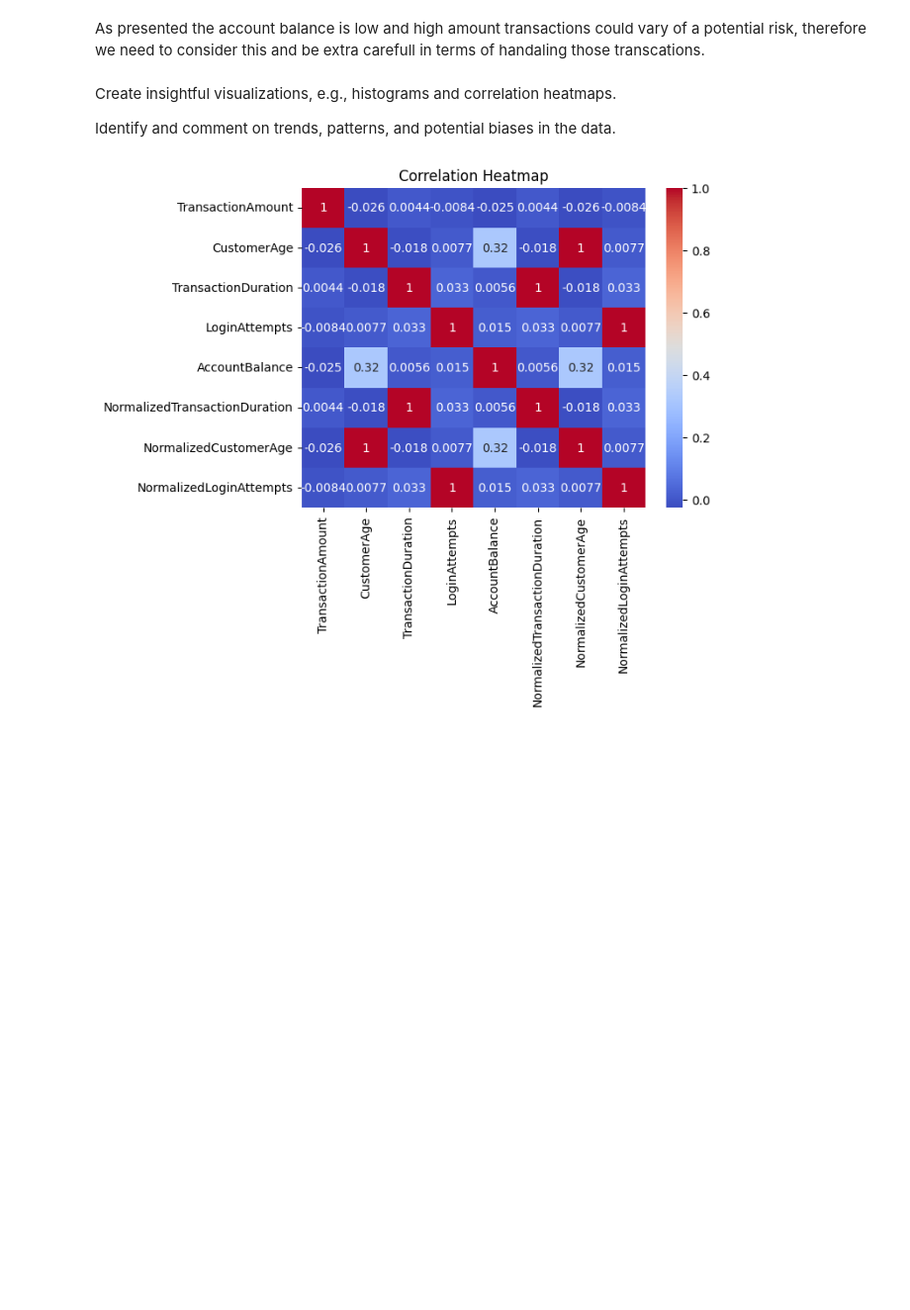
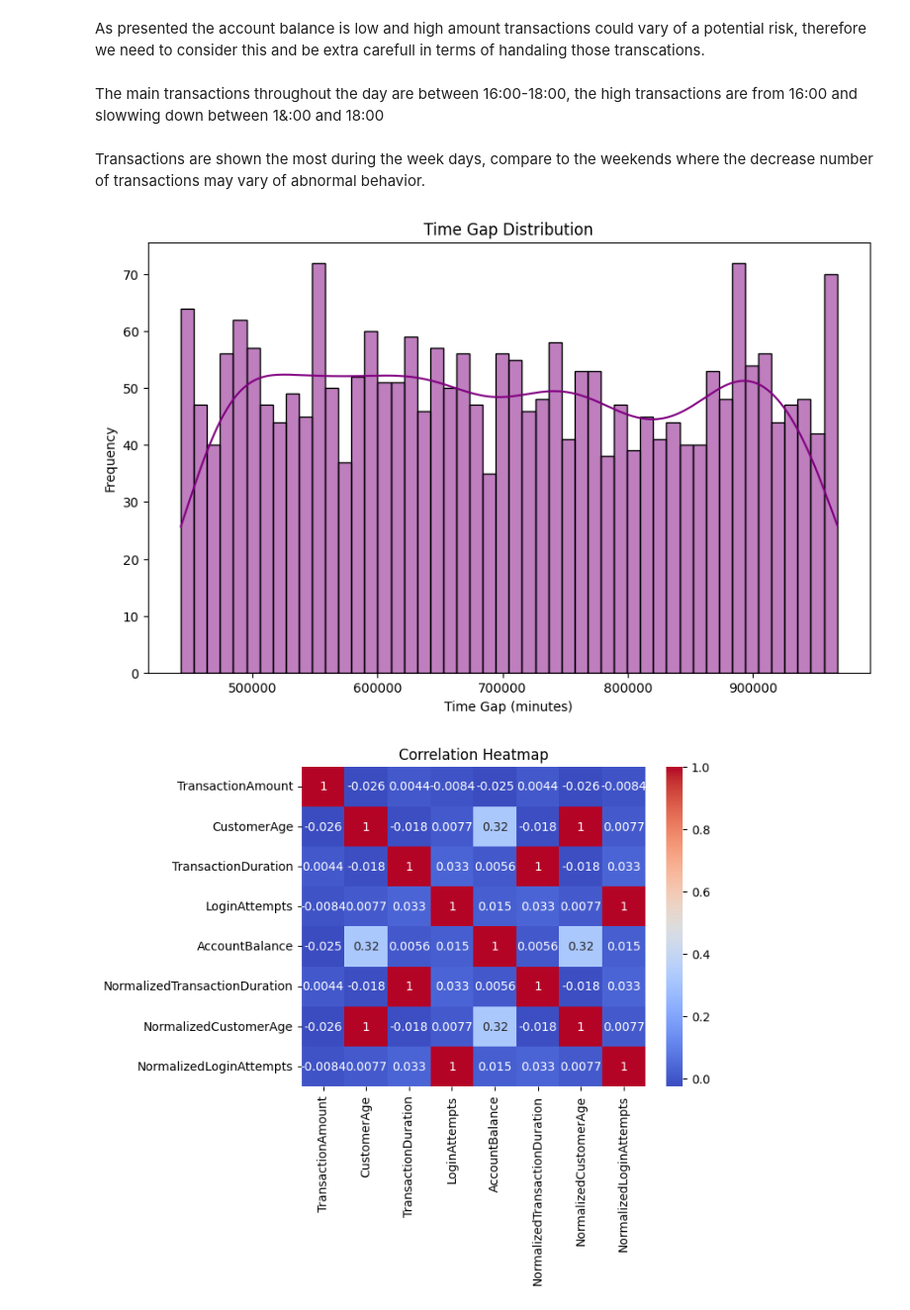
Before and after one commit to petar-Atanasov/Applied-Data-Science-and-AI-Workflow, a Jupyter notebook: CST3133_CourseWork_A.ipynb, the cells around one changed output. Shown at 99% size. Drawn from its saved outputs; the diff is of its cells as text; code cells hidden in the pictures; blank space fills up the shorter version.

```diff
--- a/CST3133_CourseWork_A.ipynb
+++ b/CST3133_CourseWork_A.ipynb
@@ -246,7 +246,3 @@ plt.show()
 [figure]
 # %% [markdown]
 As presented the account balance is low and high amount transactions could vary of a potential risk, therefore we need to consider this and be extra carefull in terms of handaling those transcations.
-# %% [markdown]
-Create insightful visualizations, e.g., histograms and correlation heatmaps.
-
-Identify and comment on trends, patterns, and potential biases in the data.
@@ -252,0 +257,2 @@ Identify and comment on trends, patterns, and potential biases in the data.
+# %% [markdown]
+The main transactions throughout the day are between 16:00-18:00, the high transactions are from 16:00 and slowwing down between 1&:00 and 18:00
@@ -253,3 +266,18 @@ Identify and comment on trends, patterns, and potential biases in the data.
+# %% [markdown]
+Transactions are shown the most during the week days, compare to the weekends where the decrease number of transactions may vary of abnormal behavior.
+# %%
+# Time Gap analysis for anonaly detection
+dataset['TimeGap'] = -1 * (dataset['TransactionDate'] - dataset['PreviousTransactionDate']).dt.total_seconds() / 60
+
+# plot the TimeGap
+plt.figure(figsize=(10,6))
+sns.histplot(dataset['TimeGap'], kde=True, bins=50, color='purple')
+plt.title('Time Gap Distribution')
+plt.xlabel('Time Gap (minutes)')
+plt.ylabel('Frequency')
+plt.show()
+# %% [output]
+[figure, added]
 # %%
 # Histploting and Correlation Heatmaps implementation
 # Selecting only numerical values for correlation analysis
```
Also changed, not shown: parts of 9 cells of this notebook.
